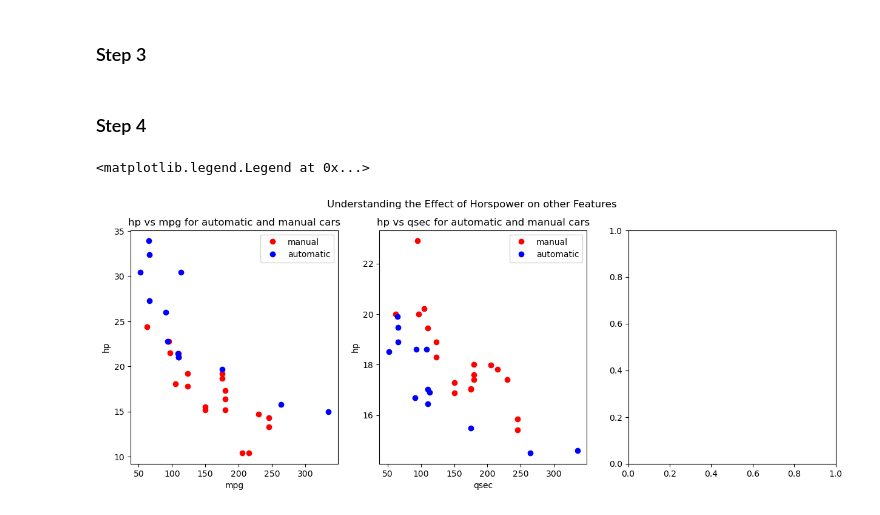
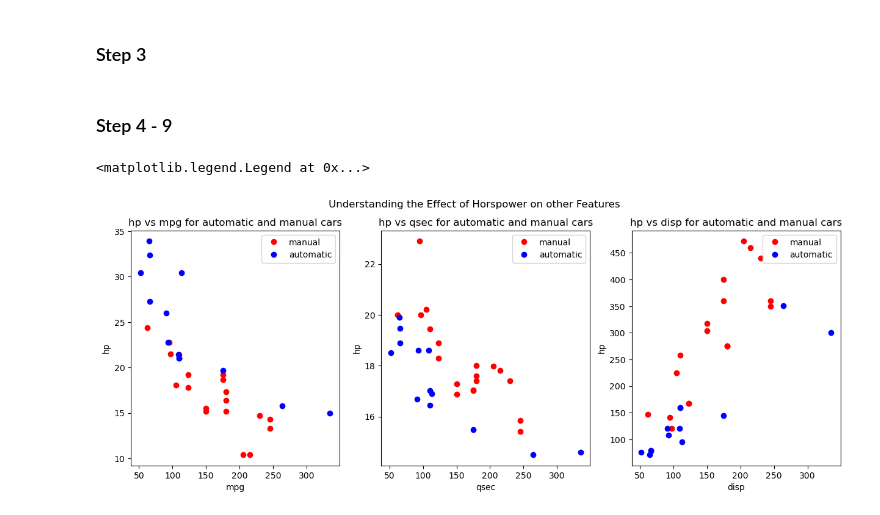
Before and after one commit to wd7512/SPDA, a Jupyter notebook: Tutorial 8B - pandas and matplotlib.ipynb, the cells around one changed output. Saved outputs shown, nothing was run; the diff lists cells and outputs as text; code cells hidden in the pictures.

Commit message:
Final Step 10

```diff
--- a/Tutorial 8B - pandas and matplotlib.ipynb
+++ b/Tutorial 8B - pandas and matplotlib.ipynb
@@ -84,40 +84,43 @@ plt.plot()
 manualCars = mtcars[mtcars["am"] == 0]
 automaticCars = mtcars[mtcars["am"] == 1]
 # %% [markdown]
-### Step 4
+### Step 4 - 9
 # %%
 # Step 4
-
 figure, axis = plt.subplots(1,3, figsize = (15,5))
 figure.suptitle("Understanding the Effect of Horspower on other Features")
 
 # Step 5
 axis[0].plot(manualCars["hp"],manualCars["mpg"],'ro', label = 'manual')
 axis[0].title.set_text("hp vs mpg for automatic and manual cars")
 axis[0].set_xlabel("mpg")
 axis[0].set_ylabel("hp")
 
 # Step 6
 axis[0].plot(automaticCars["hp"],automaticCars["mpg"],'bo', label = 'automatic')
 axis[0].legend()
 
 # Step 7
 axis[1].plot(manualCars["hp"],manualCars["qsec"],'ro', label = 'manual')
 axis[1].title.set_text("hp vs qsec for automatic and manual cars")
 axis[1].set_xlabel("qsec")
 axis[1].set_ylabel("hp")
 
 axis[1].plot(automaticCars["hp"],automaticCars["qsec"],'bo', label = 'automatic')
 axis[1].legend()
 
 # Step 8
-axis[2].plot(manualCars["hp"],manualCars["qsec"],'ro', label = 'manual')
-axis[2].title.set_text("hp vs qsec for automatic and manual cars")
-axis[2].set_xlabel("qsec")
+axis[2].plot(manualCars["hp"],manualCars["disp"],'ro', label = 'manual')
+axis[2].title.set_text("hp vs disp for automatic and manual cars")
+axis[2].set_xlabel("disp")
 axis[2].set_ylabel("hp")
 
-axis[2].plot(automaticCars["hp"],automaticCars["qsec"],'bo', label = 'automatic')
+axis[2].plot(automaticCars["hp"],automaticCars["disp"],'bo', label = 'automatic')
 axis[2].legend()
+
+# Step 9 all included above
+
+figure.savefig("Horsepower Analysis.png")
 # %% [output]
 <matplotlib.legend.Legend at 0x...>
-[figure, old version]
+[figure, new version]
```
Also changed, not shown: 1 other file.
